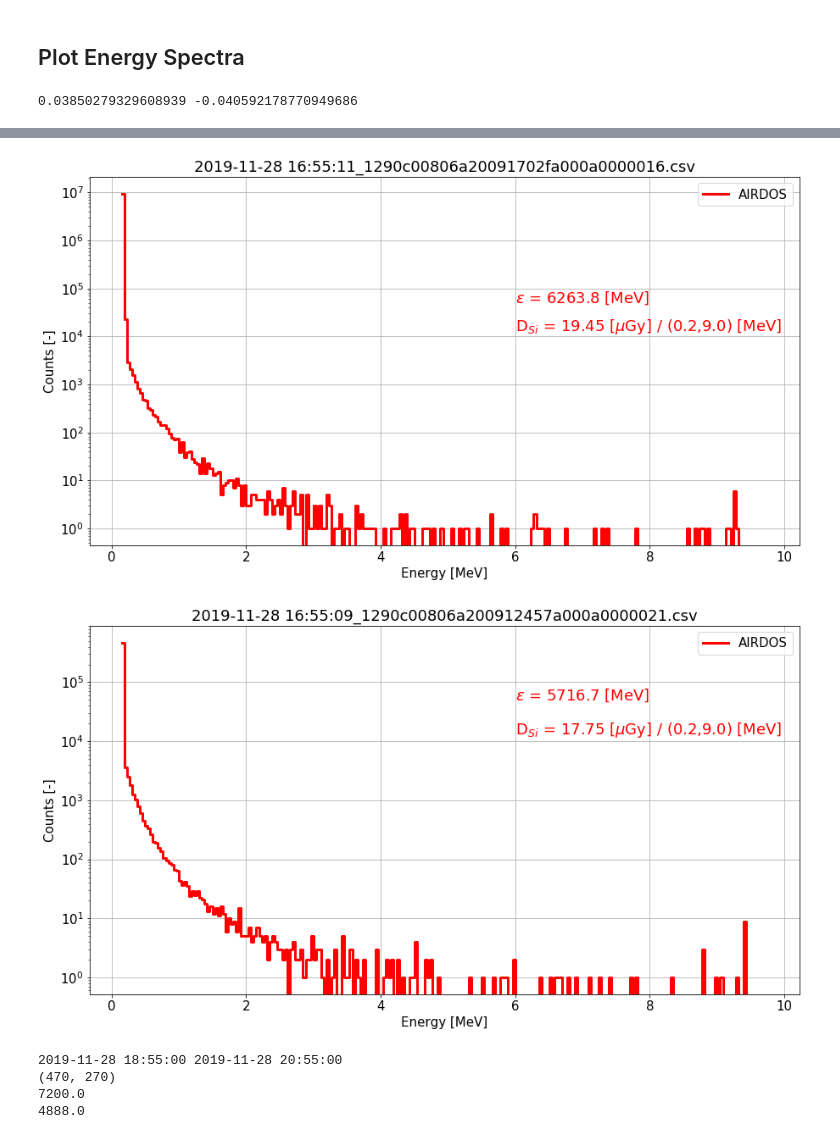
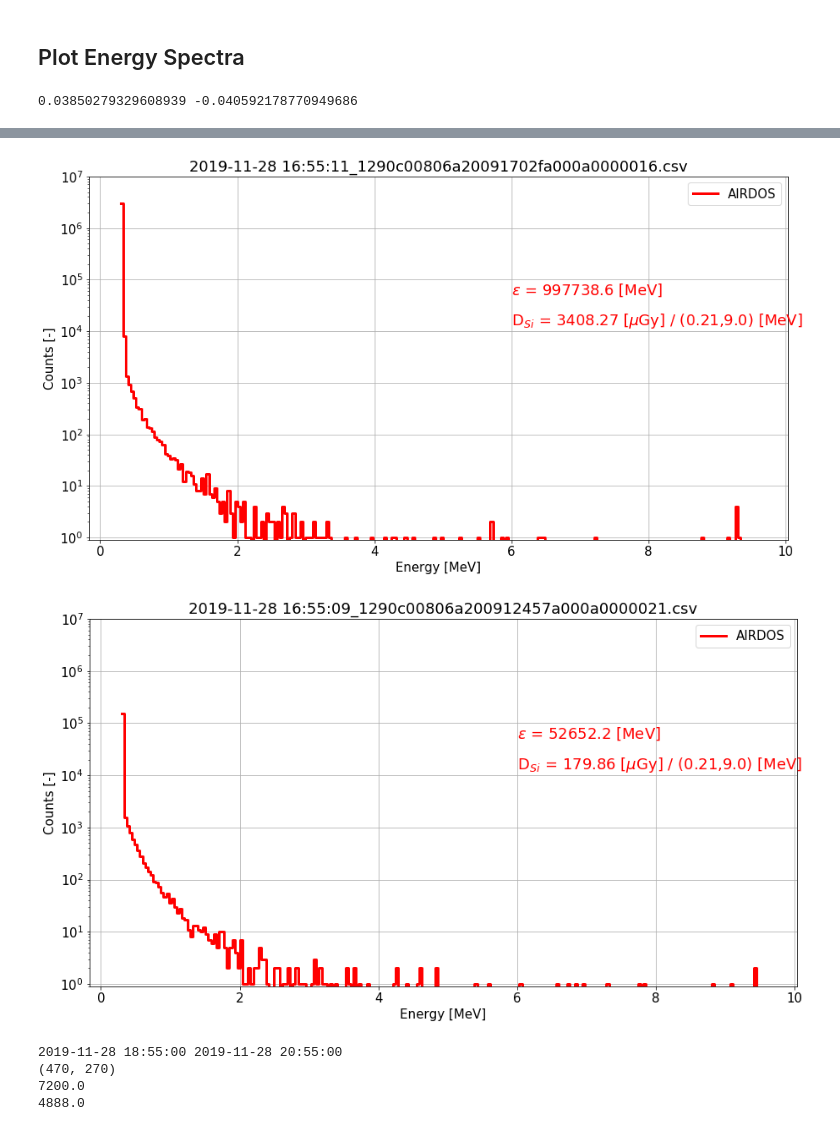
Before and after one commit to ODZ-UJF-AV-CR/Paper---AIRDOS, a Jupyter notebook: AIRDOS-G.ipynb, the cells around one changed output, grey strips where cells are left out. Cells and saved outputs as stored; diff of their text form; code cells hidden in the pictures.

```diff
--- a/AIRDOS-G.ipynb
+++ b/AIRDOS-G.ipynb
@@ -186,7 +186,7 @@ print ()
 
 for f in glob.iglob("./output/*.csv"): # delete all output files
     print ('Deleting', f)
-    os.remove(f)
+    #os.remove(f)
 
 
 dfo.set_index('date', inplace = True)
@@ -212,7 +212,7 @@ for x in runs:
         f.write('11/2019, FL-27\r\n')
         f.write('DEG MIN N/S DEG MIN E/W FEET TIME(MIN)\r\n')
     #dfdeg.loc[dfdeg['run'] == x[0],'minute'] = (pd.to_timedelta(-dfdeg.iloc[0,8]+dfdeg['date']-(x[1] + pd.to_timedelta(-x[2], unit='s')))).astype('timedelta64[m]').fillna(0).astype(int)-119
-    dfdeg.loc[dfdeg['run'] == x[0],'minute'] = (pd.to_timedelta(dfdeg['date']-(x[1] + pd.to_timedelta(-x[2], unit='s')))).astype('timedelta64[m]').fillna(0).astype(int)-zerominutes
+    #dfdeg.loc[dfdeg['run'] == x[0],'minute'] = (pd.to_timedelta(dfdeg['date']-(x[1] + pd.to_timedelta(-x[2], unit='s')))).astype('timedelta64[m]').fillna(0).astype(int)-zerominutes
     dfdeg.loc[dfdeg['run'] == x[0],['latD','latM', 'latHem', 'lonD', 'lonM', 'lonHem', 'altitude', 'minute']].dropna().drop_duplicates(subset='minute', keep='first').to_csv('ble.DEG', mode='a', index=False, header=False, line_terminator='\r\n')
 
 print('End')
@@ -408,7 +408,7 @@ for fto in ['./data/malaga/16/DATALOG.TXT','./data/malaga/21/DATALOG.TXT','./dat
 
 #    FROM = pd.to_datetime('2019-11-27 00:00:00')
 #    TO = pd.to_datetime('2019-11-29 01:10:00')
-    FROM = pd.to_datetime('2019-11-28 18:55:00')
+    FROM = pd.to_datetime('2019-11-26 18:55:00')
     TO = pd.to_datetime('2019-11-29 01:00:00')
 
     dfo = df.copy()
@@ -457,7 +457,7 @@ for fto in ['./data/malaga/16/DATALOG.TXT','./data/malaga/21/DATALOG.TXT','./dat
             f.write('11/2019, FL-27\r\n')
             f.write('DEG MIN N/S DEG MIN E/W FEET TIME(MIN)\r\n')
         #dfdeg.loc[dfdeg['run'] == x[0],'minute'] = (pd.to_timedelta(-dfdeg.iloc[0,8]+dfdeg['date']-(x[1] + pd.to_timedelta(-x[2], unit='s')))).astype('timedelta64[m]').fillna(0).astype(int)-119
-        dfdeg.loc[dfdeg['run'] == x[0],'minute'] = (pd.to_timedelta(dfdeg['date']-(x[1] + pd.to_timedelta(-x[2], unit='s')))).astype('timedelta64[m]').fillna(0).astype(int)-zerominutes
+        #dfdeg.loc[dfdeg['run'] == x[0],'minute'] = (pd.to_timedelta(dfdeg['date']-(x[1] + pd.to_timedelta(-x[2], unit='s')))).astype('timedelta64[m]').fillna(0).astype(int)-zerominutes
         dfdeg.loc[dfdeg['run'] == x[0],['latD','latM', 'latHem', 'lonD', 'lonM', 'lonHem', 'altitude', 'minute']].dropna().drop_duplicates(subset='minute', keep='first').to_csv('ble.DEG', mode='a', index=False, header=False, line_terminator='\r\n')
 
     print('End')
@@ -489,10 +490,11 @@ WINDOW = 20
 plt.close('all')
 #plt.tight_layout()
 
-fig, ax = plt.subplots(4, sharex=True,figsize=(15,20))
+fig, ax = plt.subplots(3, sharex=True,figsize=(15,15))
 graph = 0
 
-for ff in ['16','21','98','f0']: #glob.iglob("./output/*.csv"): # generator, search immediate subdirectories
+#for ff in ['16','21','98','f0']: #glob.iglob("./output/*.csv"): # generator, search immediate subdirectories
+for ff in ['16','21','f0']: #glob.iglob("./output/*.csv"): # generator, search immediate subdirectories
     for f in glob.iglob("./output/*"+ff+".csv"):
         print(f)
         xx = pd.read_csv(f)
@@ -508,6 +510,8 @@ for ff in ['16','21','98','f0']: #glob.iglob("./output/*.csv"): # generator, sea
         e['Ch']=range(0,256)
         e['ener'] = e.index * 0.038 + 0.105
         xx['ener'] = (np.asarray(xx.iloc[:,8:256]) * np.asarray(e.loc[3:250,'ener'])).sum(axis=1)
+        if (ff == '21'):
+            xx['ener'] = (np.asarray(xx.iloc[:,7:255]) * np.asarray(e.loc[3:250,'ener'])).sum(axis=1)
         if (ff == '98'):
             xx['ener'] = (np.asarray(xx.iloc[:,9:256]) * np.asarray(e.loc[3:249,'ener'])).sum(axis=1)
 
@@ -515,7 +519,8 @@ for ff in ['16','21','98','f0']: #glob.iglob("./output/*.csv"): # generator, sea
         # the thickness of the depletion layer (0.3 mm),
         # and the density of silicon (2.33 g cm^3)
         # 0.1398e-3 kg
-        xx['dsi'] = ((1e6 * (1.602e-19 * xx['ener'] * 1e6)/0.1398e-3)/10.4) * 3600 * 1.14 * 2.45 # in uGy/h
+        #xx['dsi'] = ((1e6 * (1.602e-19 * xx['ener'] * 1e6)/0.1398e-3)/10.4) * 3600 * 1.14 * 2.45 # in uGy/h
+        xx['dsi'] = ((1e6 * (1.602e-19 * xx['ener'] * 1e6)/0.1398e-3)/10.4) * 3600 * 1.05 * 2.45 # in uGy/h
 
         xx['flux'] = xx.iloc[:,range(NOISE_LEVEL,LAST_CHANNEL)].sum(axis=1)
 
@@ -551,3 +554,0 @@ for ff in ['16','21','98','f0']: #glob.iglob("./output/*.csv"): # generator, sea
-# %%
-for f in fx:
-    print(f)
@@ -617,7 +678,7 @@ plt.plot(df[3],df[2], c='blue')
 # %%
 matplotlib.rcParams.update({'font.size': 15})
 
-FROM_ENERGY = 0.2
+FROM_ENERGY = 0.21
 TO_ENERGY = 9.0
 
 l = np.array([[29+4, 1],[208+4,1]]) # Calibration
@@ -626,8 +687,8 @@ coef = np.linalg.solve(l,r)
 print (coef[0], coef[1])
 
 # force calibration coeficients
-#coef[0]=0.038
-#coef[1]=0.105
+coef[0]=0.038
+coef[1]=0.105
 
 
 for f in glob.iglob("./output/*.csv"): # generator, search immediate subdirectories
@@ -640,8 +701,11 @@ for f in glob.iglob("./output/*.csv"): # generator, search immediate subdirector
 
         # Uncomment this if you are interested in a specific time interval
         #xx = df.loc['2019-01-24 05:00:00':'2019-01-24 13:00:00']
-        xx = df
-        ener1 = xx.iloc[:,LOW_ENERGY:255].sum()
+        #from 2019-11-28 18:55 to 2019-11-28 20:55 was used for the flight PRG-AGP
+        #from 2019-11-28 23:00 to 2019-11-29 00:30 was used for the flight AGP-PRG
+        xx = df.loc['2019-11-28 18:55:00':'2019-11-28 20:55:00']
+        #xx = df
+        ener1 = xx.iloc[:,LOW_ENERGY:250].sum()
         e = pd.DataFrame()
         e['1'] = ener1
         e['index'] = pd.to_numeric(ener1.index)
@@ -649,7 +713,7 @@ for f in glob.iglob("./output/*.csv"): # generator, search immediate subdirector
         e['deposit'] = e['1'] * e['x']
         depener = e.loc[(e['x']>=FROM_ENERGY)&(e['x']<=TO_ENERGY),'deposit'].sum() # MeV
 
-        dose = 1e6*(1.602e-19 * depener*1e6)/0.1398e-3
+        dose = (1e6*(1.602e-19 * depener*1e6)/0.1398e-3) * 1.1
 
         # size of the chip (20 mm · 10 mm),
         # the thickness of the depletion layer (0.3 mm),
@@ -664,7 +728,7 @@ for f in glob.iglob("./output/*.csv"): # generator, search immediate subdirector
             s = f.split('/')
             plt.title(s[len(s)-1])
             plt.yscale('log')
-            #plt.ylim([0.9,1e8])
+            plt.ylim([0.9,1e7])
 
             plt.plot(e['x'],e['1'], c='r', lw=3, drawstyle='steps-post', label='AIRDOS')
 
@@ -684,5 +748,5 @@ for f in glob.iglob("./output/*.csv"): # generator, search immediate subdirector
-[figure, old version]
+[figure, new version]
-[figure, old version]
+[figure, new version]
 # %%
 print (FROM, TO)
 print (xx.shape)
```
Also changed, not shown: parts of 9 cells of this notebook, 8 other files.
